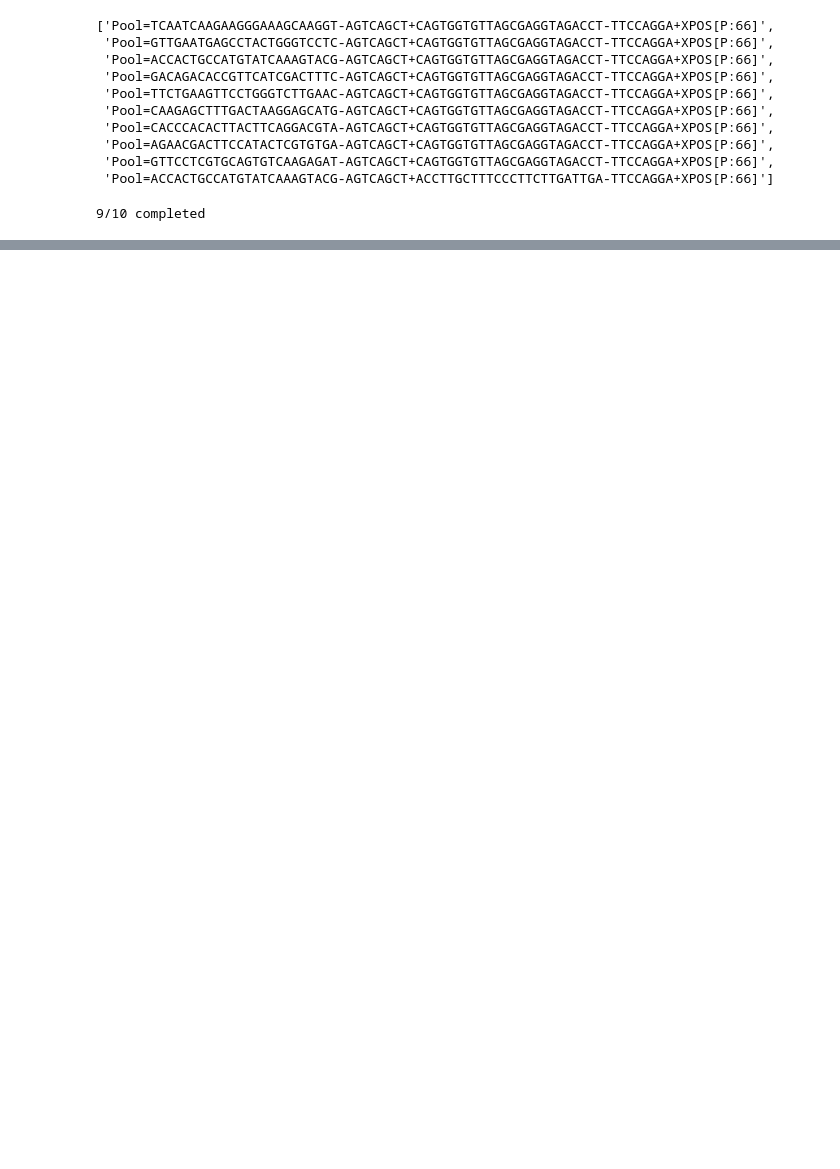
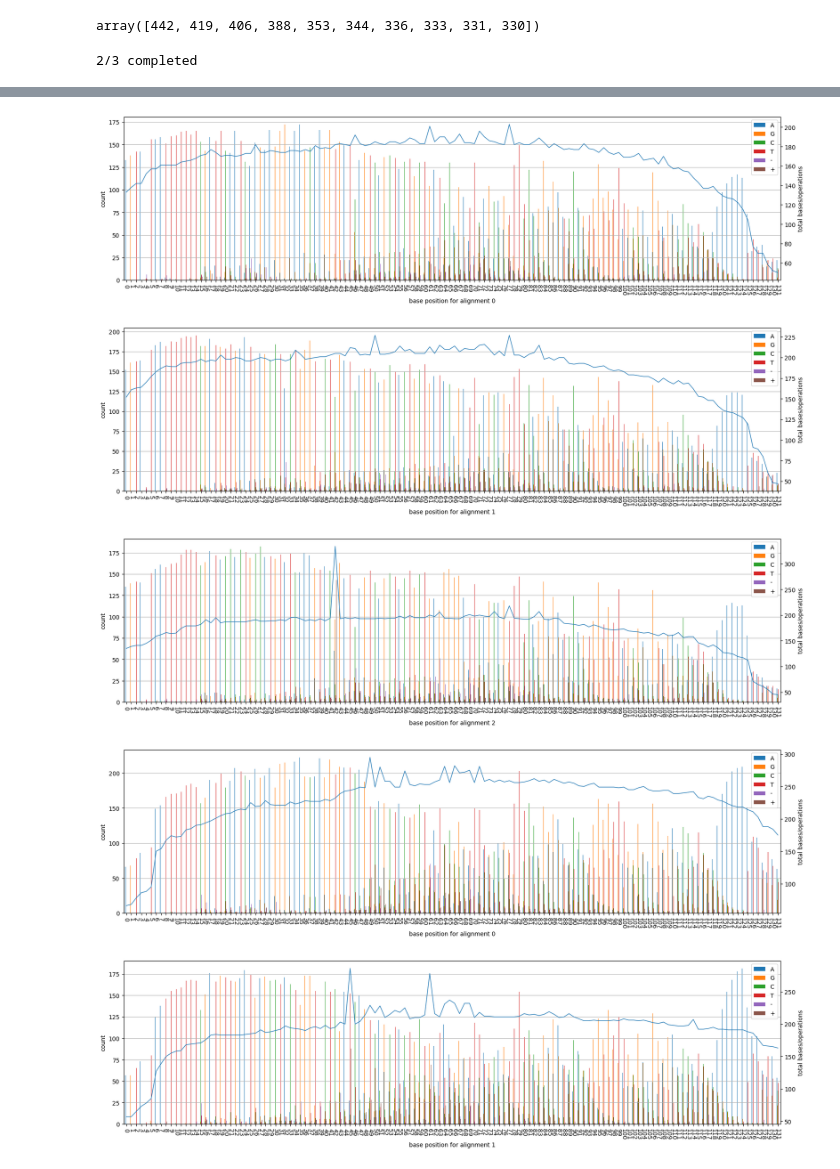
Before and after one commit to Marchand-Lab-Capstone/XenoFind, a Jupyter notebook: lib/xf_prelims/xf_low_qual_work.ipynb, the cells around one changed output, grey strips where cells are left out. Drawn from its saved outputs; the diff is of its cells as text; code cells hidden in the pictures; blank space fills up the shorter version.

```diff
--- a/lib/xf_prelims/xf_low_qual_work.ipynb
+++ b/lib/xf_prelims/xf_low_qual_work.ipynb
@@ -467,16 +467,7 @@ def get_top_n_reads(cons_ids, read_ids, n=10):
 # %%
 e = get_top_n_reads(form_consens['id'], loaded_data['ref_name'])
 # %%
-e
+e.values
 # %% [output]
-['Pool=TCAATCAAGAAGGGAAAGCAAGGT-AGTCAGCT+CAGTGGTGTTAGCGAGGTAGACCT-TTCCAGGA+XPOS[P:66]',
- 'Pool=GTTGAATGAGCCTACTGGGTCCTC-AGTCAGCT+CAGTGGTGTTAGCGAGGTAGACCT-TTCCAGGA+XPOS[P:66]',
- 'Pool=ACCACTGCCATGTATCAAAGTACG-AGTCAGCT+CAGTGGTGTTAGCGAGGTAGACCT-TTCCAGGA+XPOS[P:66]',
- 'Pool=GACAGACACCGTTCATCGACTTTC-AGTCAGCT+CAGTGGTGTTAGCGAGGTAGACCT-TTCCAGGA+XPOS[P:66]',
- 'Pool=TTCTGAAGTTCCTGGGTCTTGAAC-AGTCAGCT+CAGTGGTGTTAGCGAGGTAGACCT-TTCCAGGA+XPOS[P:66]',
- 'Pool=CAAGAGCTTTGACTAAGGAGCATG-AGTCAGCT+CAGTGGTGTTAGCGAGGTAGACCT-TTCCAGGA+XPOS[P:66]',
- 'Pool=CACCCACACTTACTTCAGGACGTA-AGTCAGCT+CAGTGGTGTTAGCGAGGTAGACCT-TTCCAGGA+XPOS[P:66]',
- 'Pool=AGAACGACTTCCATACTCGTGTGA-AGTCAGCT+CAGTGGTGTTAGCGAGGTAGACCT-TTCCAGGA+XPOS[P:66]',
- 'Pool=GTTCCTCGTGCAGTGTCAAGAGAT-AGTCAGCT+CAGTGGTGTTAGCGAGGTAGACCT-TTCCAGGA+XPOS[P:66]',
- 'Pool=ACCACTGCCATGTATCAAAGTACG-AGTCAGCT+ACCTTGCTTTCCCTTCTTGATTGA-TTCCAGGA+XPOS[P:66]']
+array([442, 419, 406, 388, 353, 344, 336, 333, 331, 330])
 # %%
@@ -512,22 +522,27 @@ def wrapper(c_f, s_p, rev = None, n=10):
 # %%
 big_consensus_fasta = "../../data/reads_large/230725_PZ_lib_v4_r10/fasta/good.fa"
 big_bam_path = "../../data/large_working_directory/rough_consensus_output/large_align.bam"
 
 consensus_fasta = "../../data/working_directory/rough_consensus_output/xBSn_90mer_fake_randomer.fa"
 bam_path_both = "../../data/working_directory/rough_consensus_output/primary_read_filtered.bam"
 bam_path_for = "../../data/working_directory/rough_consensus_output/forward.bam"
 bam_path_rev = "../../data/working_directory/rough_consensus_output/reverse.bam"
 
 '''
 ent_df_for = wrapper(consensus_fasta, bam_path_for, None)
 ent_df_rev = wrapper(consensus_fasta, bam_path_rev, None)
 ent_df_both = wrapper(consensus_fasta, bam_path_both, None)
 '''
-ent_df_for = wrapper(big_consensus_fasta, big_bam_path, False)
-ent_df_rev = wrapper(big_consensus_fasta, big_bam_path, True)
-ent_df_both = wrapper(big_consensus_fasta, big_bam_path, None)
+ent_df_for = wrapper(big_consensus_fasta, big_bam_path, False, n=3, savename = '../../../../forward')
+ent_df_rev = wrapper(big_consensus_fasta, big_bam_path, True, n=3, savename = '../../../../reverse')
+ent_df_both = wrapper(big_consensus_fasta, big_bam_path, None, n=3, savename = '../../../../all')
 
 cmdnotify(0)
 # %% [output]
-9/10 completed
+2/3 completed
 [interactive output not drawn]
+[figure, added]
+[figure, added]
+[figure, added]
+[figure, added]
+[figure, added]
```
Also changed, not shown: parts of 6 cells of this notebook.
